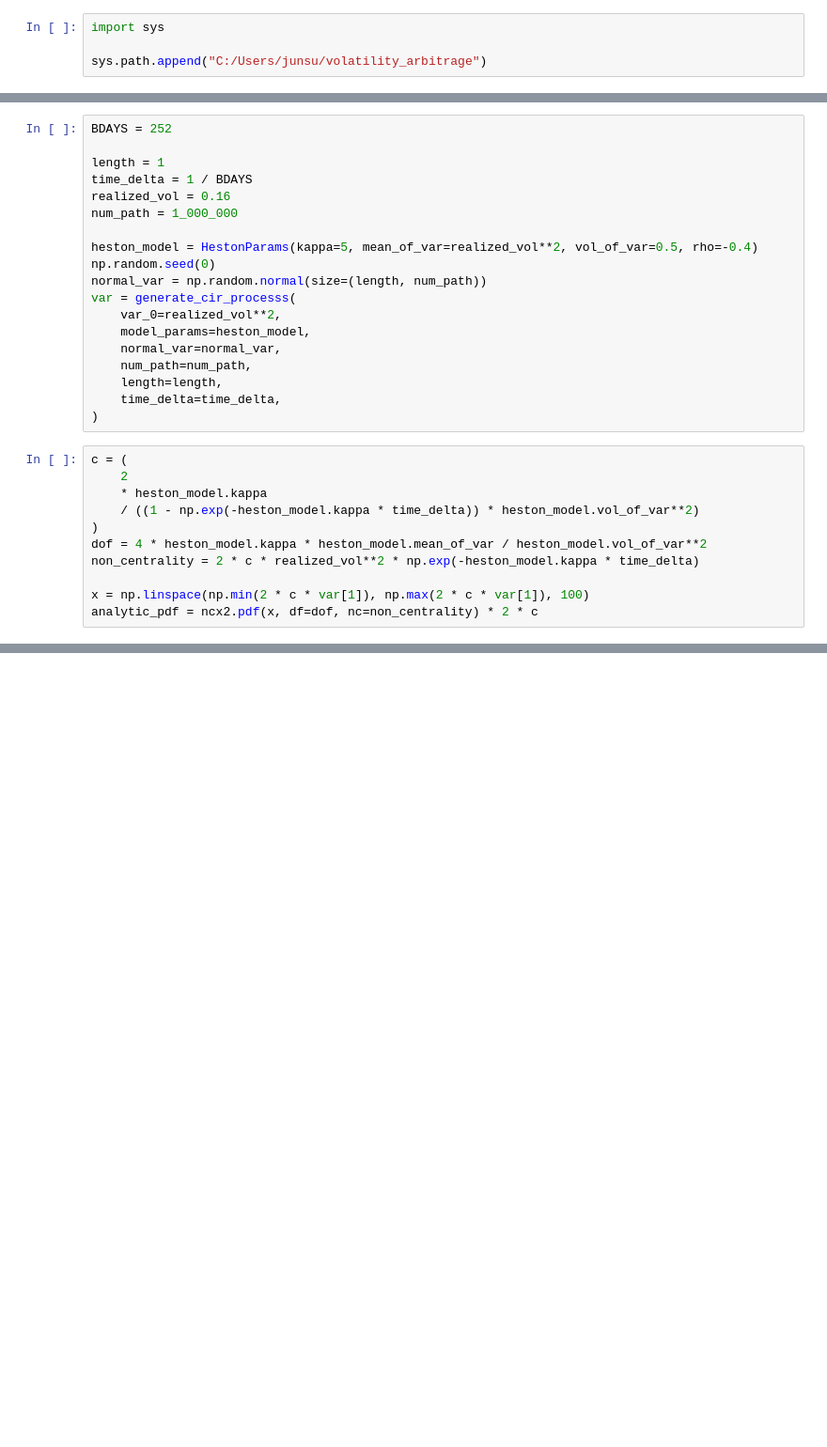
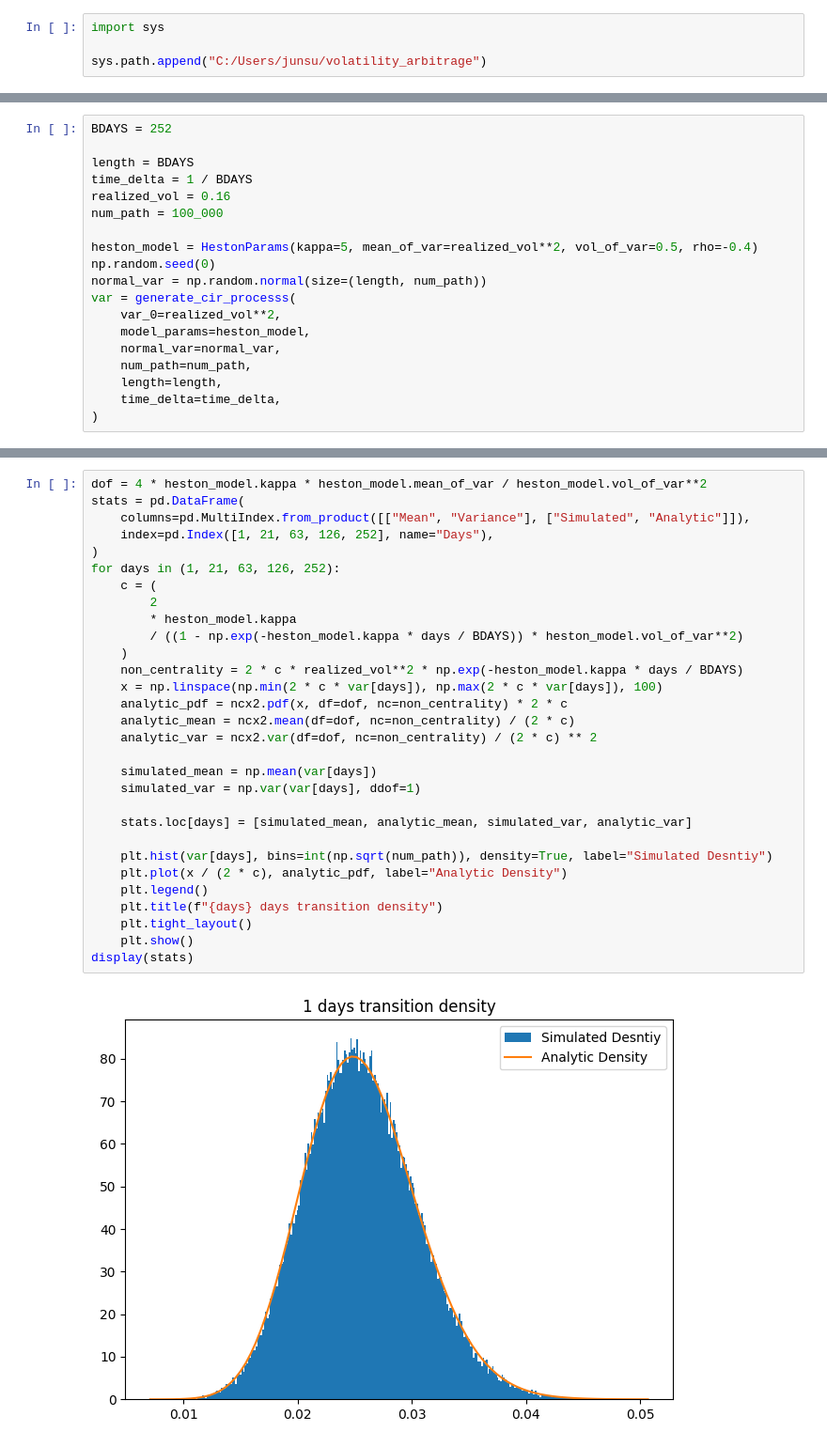
Before and after one commit to junsu489/volatility_arbitrage, a Jupyter notebook: volatility_arbitrage/pricing_model/cir_sanity_check.ipynb, the cells around one changed output, grey strips where cells are left out. Shown at 94% size. Cells and saved outputs as stored; diff of their text form; blank space fills up the shorter version.

```diff
--- a/volatility_arbitrage/pricing_model/cir_sanity_check.ipynb
+++ b/volatility_arbitrage/pricing_model/cir_sanity_check.ipynb
@@ -11,10 +12,10 @@ from scipy.stats import ncx2
 # %%
 BDAYS = 252
 
-length = 1
+length = BDAYS
 time_delta = 1 / BDAYS
 realized_vol = 0.16
-num_path = 1_000_000
+num_path = 100_000
 
 heston_model = HestonParams(kappa=5, mean_of_var=realized_vol**2, vol_of_var=0.5, rho=-0.4)
 np.random.seed(0)
@@ -27,14 +28,3 @@ var = generate_cir_processs(
     length=length,
     time_delta=time_delta,
 )
-# %%
-c = (
-    2
-    * heston_model.kappa
-    / ((1 - np.exp(-heston_model.kappa * time_delta)) * heston_model.vol_of_var**2)
-)
-dof = 4 * heston_model.kappa * heston_model.mean_of_var / heston_model.vol_of_var**2
-non_centrality = 2 * c * realized_vol**2 * np.exp(-heston_model.kappa * time_delta)
-
-x = np.linspace(np.min(2 * c * var[1]), np.max(2 * c * var[1]), 100)
-analytic_pdf = ncx2.pdf(x, df=dof, nc=non_centrality) * 2 * c
@@ -47,0 +33,32 @@ plt.show()
+# %%
+dof = 4 * heston_model.kappa * heston_model.mean_of_var / heston_model.vol_of_var**2
+stats = pd.DataFrame(
+    columns=pd.MultiIndex.from_product([["Mean", "Variance"], ["Simulated", "Analytic"]]),
+    index=pd.Index([1, 21, 63, 126, 252], name="Days"),
+)
+for days in (1, 21, 63, 126, 252):
+    c = (
+        2
+        * heston_model.kappa
+        / ((1 - np.exp(-heston_model.kappa * days / BDAYS)) * heston_model.vol_of_var**2)
+    )
+    non_centrality = 2 * c * realized_vol**2 * np.exp(-heston_model.kappa * days / BDAYS)
+    x = np.linspace(np.min(2 * c * var[days]), np.max(2 * c * var[days]), 100)
+    analytic_pdf = ncx2.pdf(x, df=dof, nc=non_centrality) * 2 * c
+    analytic_mean = ncx2.mean(df=dof, nc=non_centrality) / (2 * c)
+    analytic_var = ncx2.var(df=dof, nc=non_centrality) / (2 * c) ** 2
+
+    simulated_mean = np.mean(var[days])
+    simulated_var = np.var(var[days], ddof=1)
+
+    stats.loc[days] = [simulated_mean, analytic_mean, simulated_var, analytic_var]
+
+    plt.hist(var[days], bins=int(np.sqrt(num_path)), density=True, label="Simulated Desntiy")
+    plt.plot(x / (2 * c), analytic_pdf, label="Analytic Density")
+    plt.legend()
+    plt.title(f"{days} days transition density")
+    plt.tight_layout()
+    plt.show()
+display(stats)
+# %% [output]
+[figure, added]
```
Also changed, not shown: parts of 4 cells of this notebook, 3 other files.
